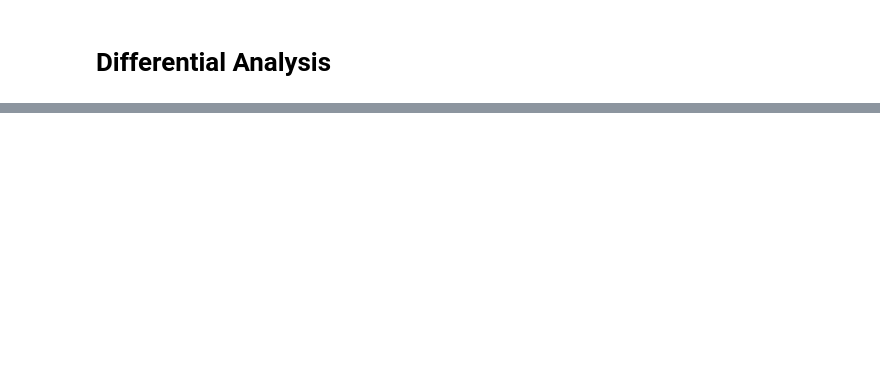
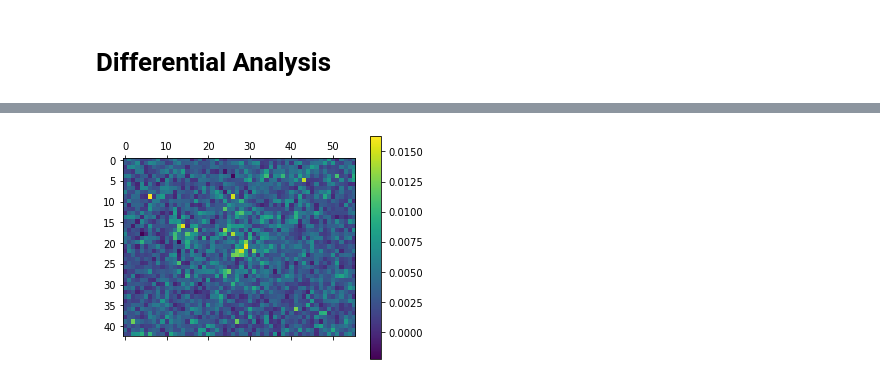
Before and after one commit to mjoppich/pIMZ, a Jupyter notebook: examples/IMZML_process.ipynb, the cells around one changed output, grey strips where cells are left out. Saved outputs shown, nothing was run; the diff lists cells and outputs as text; code cells hidden in the pictures; blank space fills up the shorter version.

```diff
--- a/examples/IMZML_process.ipynb
+++ b/examples/IMZML_process.ipynb
@@ -60,0 +167,3 @@ markerGenes.to_csv("marker_genes.tsv", sep="\t")
+# %%
+spec.mass_heatmap(24581)
+# %% [output]
@@ -60,0 +172 @@ markerGenes.to_csv("marker_genes.tsv", sep="\t")
+[figure, added]
```
Also changed, not shown: parts of 20 cells of this notebook, 1 other file.
